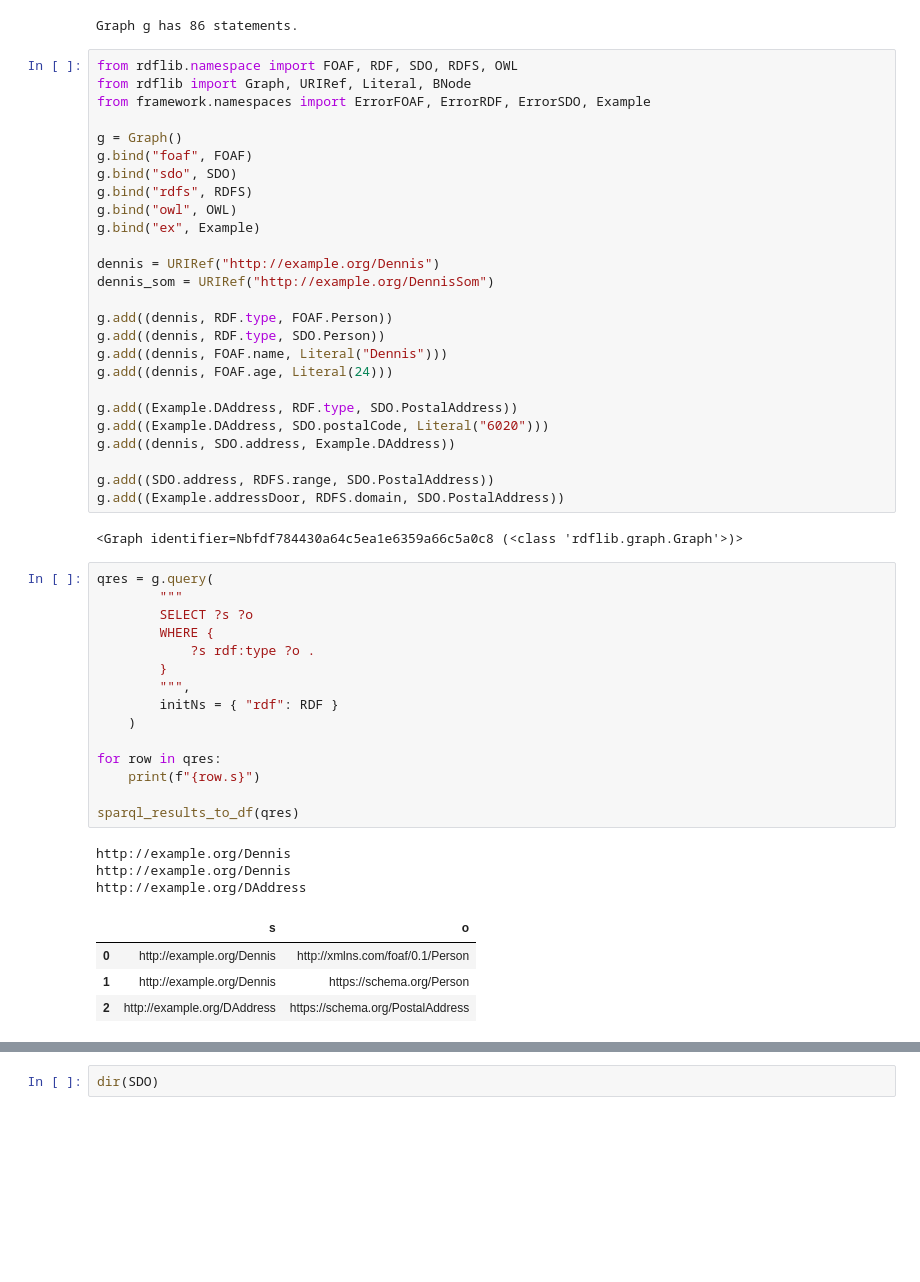
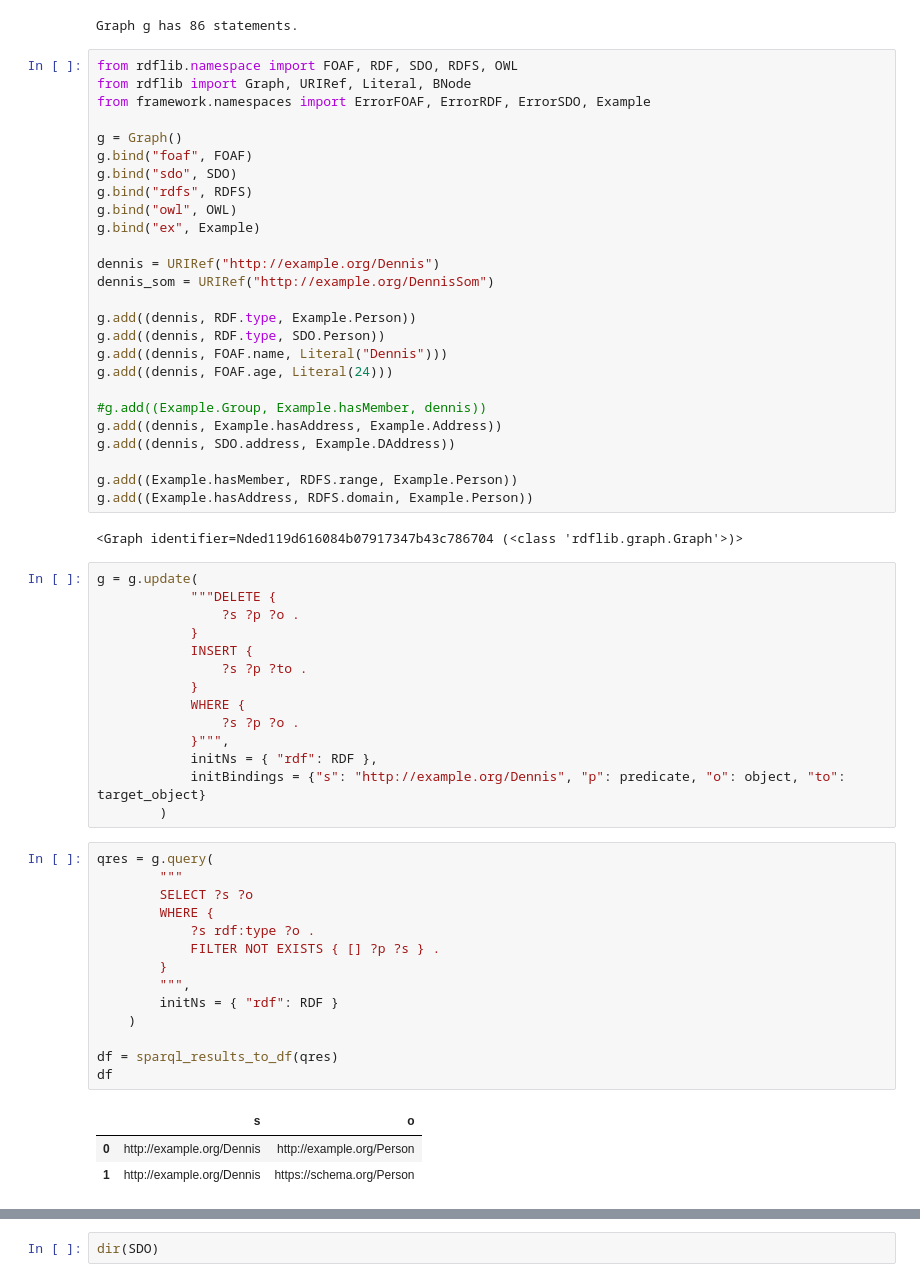
Before and after one commit to pintonos/KGCBF, a Jupyter notebook: errichment.ipynb, the cells around one changed output, grey strips where cells are left out. Drawn from its saved outputs; the diff is of its cells as text; blank space fills up the shorter version.

Commit message:
domainerror + simple config + log

```diff
--- a/errichment.ipynb
+++ b/errichment.ipynb
@@ -303,39 +303,48 @@ g.bind("ex", Example)
 dennis = URIRef("http://example.org/Dennis")
 dennis_som = URIRef("http://example.org/DennisSom")
 
-g.add((dennis, RDF.type, FOAF.Person))
+g.add((dennis, RDF.type, Example.Person))
 g.add((dennis, RDF.type, SDO.Person))
 g.add((dennis, FOAF.name, Literal("Dennis")))
 g.add((dennis, FOAF.age, Literal(24)))
 
-g.add((Example.DAddress, RDF.type, SDO.PostalAddress))
-g.add((Example.DAddress, SDO.postalCode, Literal("6020")))
+#g.add((Example.Group, Example.hasMember, dennis))
+g.add((dennis, Example.hasAddress, Example.Address))
 g.add((dennis, SDO.address, Example.DAddress))
 
-g.add((SDO.address, RDFS.range, SDO.PostalAddress))
-g.add((Example.addressDoor, RDFS.domain, SDO.PostalAddress))
+g.add((Example.hasMember, RDFS.range, Example.Person))
+g.add((Example.hasAddress, RDFS.domain, Example.Person))
 # %% [output]
-<Graph identifier=Nbfdf784430a64c5ea1e6359a66c5a0c8 (<class 'rdflib.graph.Graph'>)>
+<Graph identifier=Nded119d616084b07917347b43c786704 (<class 'rdflib.graph.Graph'>)>
+# %%
+g = g.update(
+            """DELETE {
+                ?s ?p ?o .
+            }
+            INSERT {
+                ?s ?p ?to .
+            }
+            WHERE {
+                ?s ?p ?o .
+            }""",
+            initNs = { "rdf": RDF },
+            initBindings = {"s": "http://example.org/Dennis", "p": predicate, "o": object, "to": target_object}
+        )
 # %%
 qres = g.query(
         """
         SELECT ?s ?o
         WHERE {
             ?s rdf:type ?o .
+            FILTER NOT EXISTS { [] ?p ?s } .
         }
         """,
         initNs = { "rdf": RDF }
     )
 
-for row in qres:
-    print(f"{row.s}")
-
-sparql_results_to_df(qres)
+df = sparql_results_to_df(qres)
+df
 # %% [output]
-http://example.org/Dennis
-http://example.org/Dennis
-http://example.org/DAddress
 |  | s | o |
-| 0 | http://example.org/Dennis | http://xmlns.com/foaf/0.1/Person |
+| 0 | http://example.org/Dennis | http://example.org/Person |
 | 1 | http://example.org/Dennis | https://schema.org/Person |
-| 2 | http://example.org/DAddress | https://schema.org/PostalAddress |
```
Also changed, not shown: parts of 5 cells of this notebook, 9 other files.
